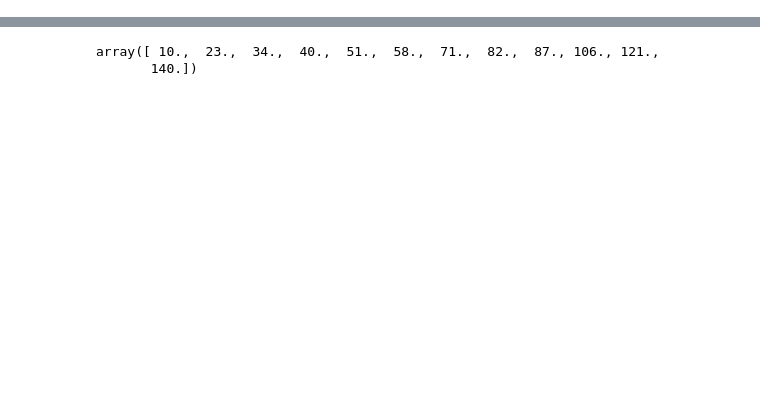
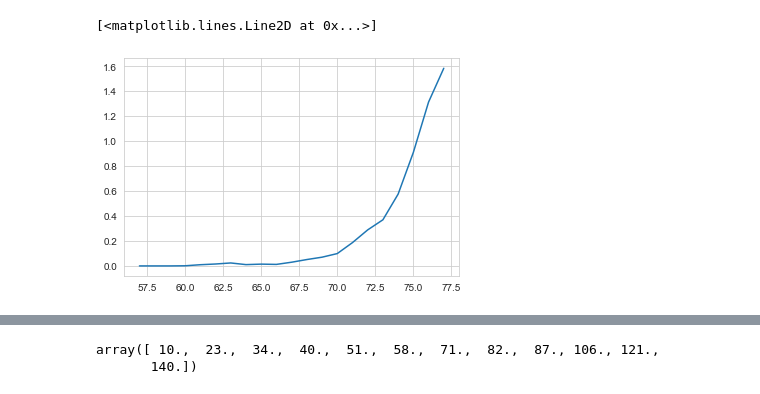
Before and after one commit to mathiassunesen/Speciale_retirement, a Jupyter notebook: Main/Frederik.ipynb, the cells around one changed output, grey strips where cells are left out. Cells and saved outputs as stored; diff of their text form; code cells hidden in the pictures; blank space fills up the shorter version.

```diff
--- a/Main/Frederik.ipynb
+++ b/Main/Frederik.ipynb
@@ -48,0 +46,14 @@ figs.lifecycle(model,['d','alive'])
+# %%
+workforce = np.nan*np.zeros(model.par.Tr)
+retiring = np.zeros(model.par.Tr)
+for t in range(len(workforce)):
+    workforce[t] = np.count_nonzero(sim.d[t]==1)
+    if t > 0:
+        retiring[t] = np.count_nonzero(sim.d[t] - sim.d[t-1] == -1)
+
+probs = retiring / workforce
+# %%
+plt.plot(age(np.arange(model.par.Tr)),probs)
+# %% [output]
+[<matplotlib.lines.Line2D at 0x...>]
+[figure, added]
```
Also changed, not shown: parts of 13 cells of this notebook, 8 other files.
